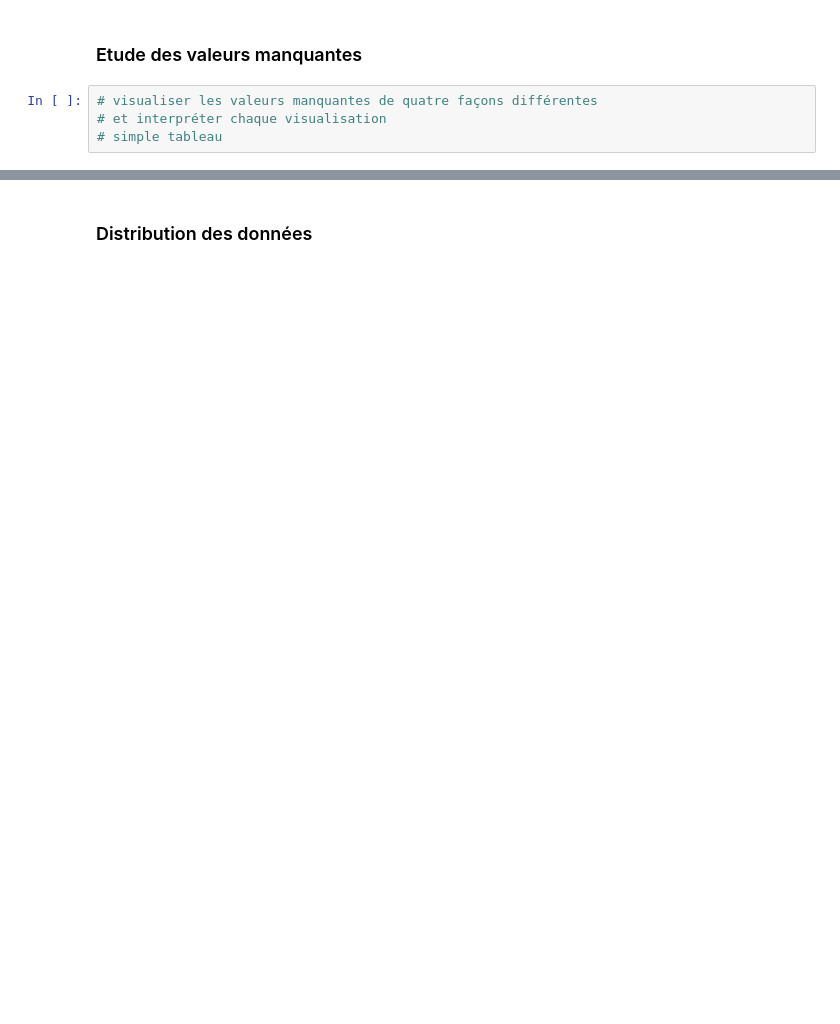
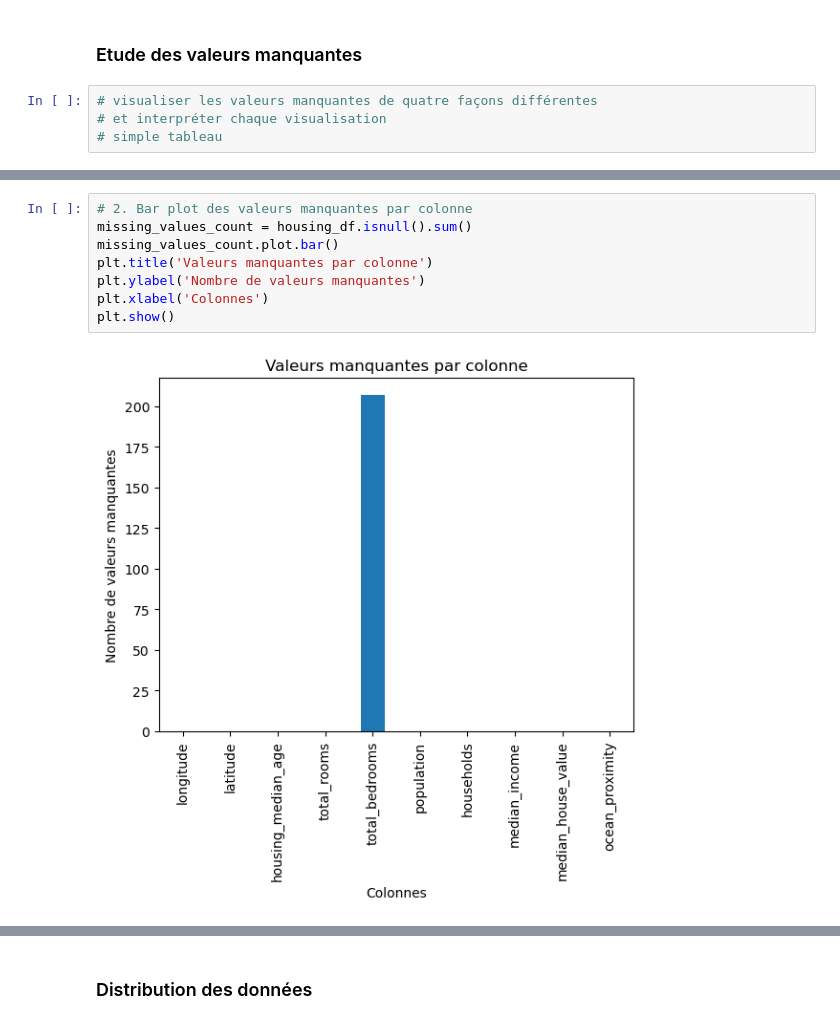
Before and after one commit to MaryseGAHOU/Formation_Intermediaire, a Jupyter notebook: Machine Learning/1.1. Lab1 - Data Preprocessing - California Housing Median Price.ipynb, the cells around one changed output, grey strips where cells are left out. Cells and saved outputs as stored; diff of their text form; blank space fills up the shorter version.

```diff
--- a/Machine Learning/1.1. Lab1 - Data Preprocessing - California Housing Median Price.ipynb
+++ b/Machine Learning/1.1. Lab1 - Data Preprocessing - California Housing Median Price.ipynb
@@ -185,0 +199,10 @@ housing_df.duplicated().sum()
+# %%
+# 2. Bar plot des valeurs manquantes par colonne
+missing_values_count = housing_df.isnull().sum()
+missing_values_count.plot.bar()
+plt.title('Valeurs manquantes par colonne')
+plt.ylabel('Nombre de valeurs manquantes')
+plt.xlabel('Colonnes')
+plt.show()
+# %% [output]
+[figure, added]
```
Also changed, not shown: parts of 10 cells of this notebook, 1 other file.
